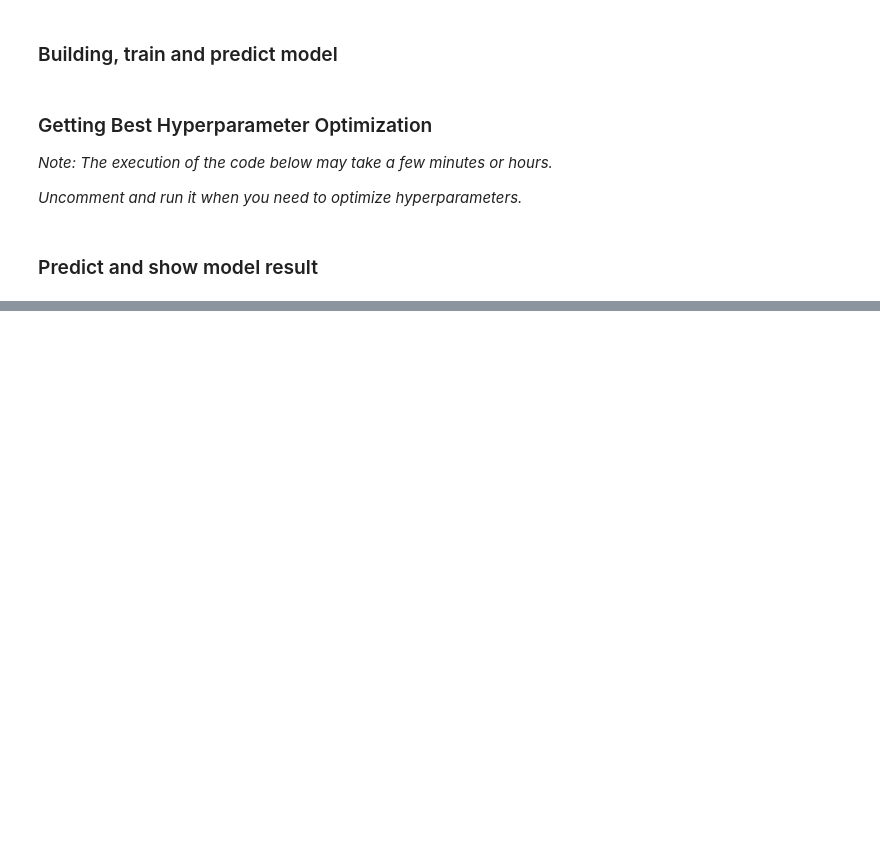
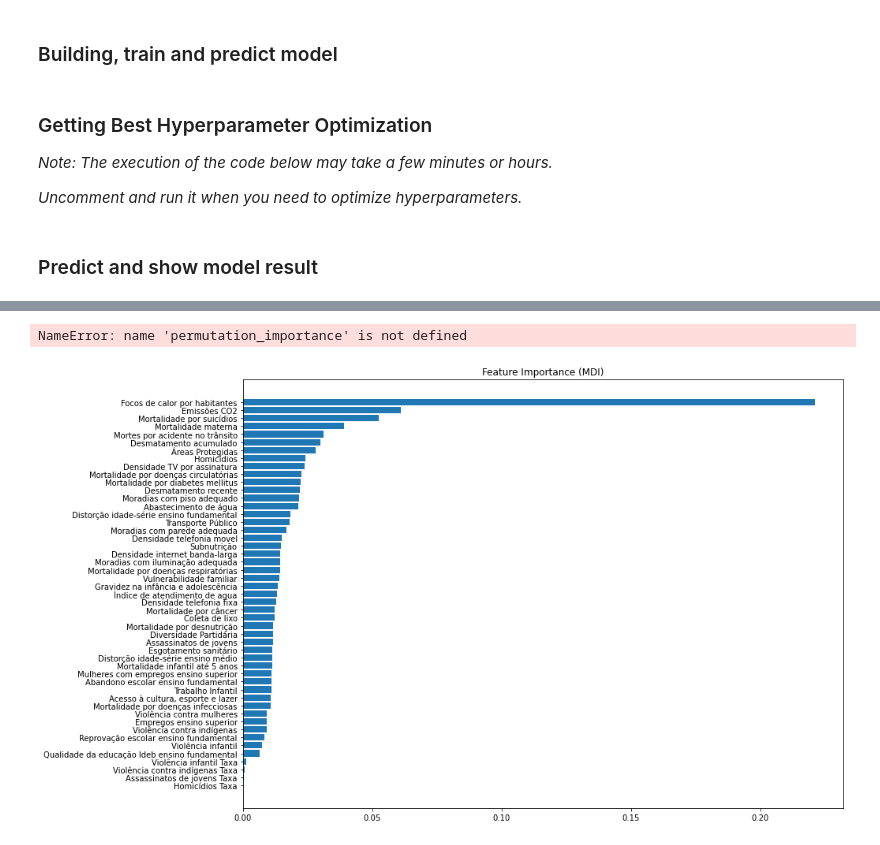
Before and after one commit to faustofcjr/amazon-social-progress, a Jupyter notebook: ml_models/supervised/classifier/gradient_boosting_classifier.ipynb, the cells around one changed output, grey strips where cells are left out. Saved outputs shown, nothing was run; the diff lists cells and outputs as text; code cells hidden in the pictures; blank space fills up the shorter version.

Commit message:
increase model and doc imagens

```diff
--- a/ml_models/supervised/classifier/gradient_boosting_classifier.ipynb
+++ b/ml_models/supervised/classifier/gradient_boosting_classifier.ipynb
@@ -135,3 +135,49 @@ Accuracy: 0.61
 Precicion: 0.61
 Sensitivity aka Recall: 0.61
 F1-Score: 0.61
+# %%
+import matplotlib.pyplot as plt
+def plot_feature_importance(model, dataset, X_test, y_test):
+    feature_importance = model.feature_importances_
+    sorted_idx = np.argsort(feature_importance)
+    pos = np.arange(sorted_idx.shape[0]) + 0.5
+
+    fig = plt.figure(figsize=(30, 10))
+
+    plt.subplot(1, 2, 1)
+    plt.barh(pos, feature_importance[sorted_idx], align="center")
+    plt.yticks(pos, np.array(dataset.columns)[sorted_idx])
+    plt.title("Feature Importance (MDI)")
+
+    result = permutation_importance(
+        model,
+        X_test,
+        y_test,
+        n_repeats=10,
+        n_jobs=2
+    )
+
+    sorted_idx = result.importances_mean.argsort()
+
+    plt.subplot(1, 2, 2)
+    plt.boxplot(
+        result.importances[sorted_idx].T,
+        vert=False,
+        labels=np.array(dataset.columns)[sorted_idx],
+    )
+
+    plt.title("Permutation Importance (Test set)")
+    fig.tight_layout()
+    plt.show()
+
+params = {
+    "model": classifier,
+    "dataset": pd.DataFrame(X, columns=columns_names),
+    "X_test": X_test,
+    "y_test": y_test,
+}
+
+plot_feature_importance(**params)
+# %% [output]
+NameError: name 'permutation_importance' is not defined
+[figure, added]
```
Also changed, not shown: parts of 1 cell of this notebook, 7 other files.
